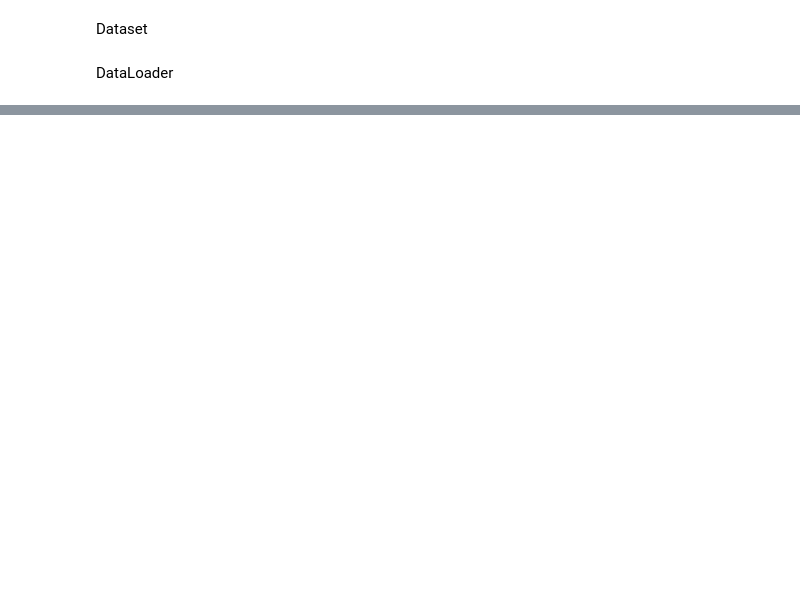
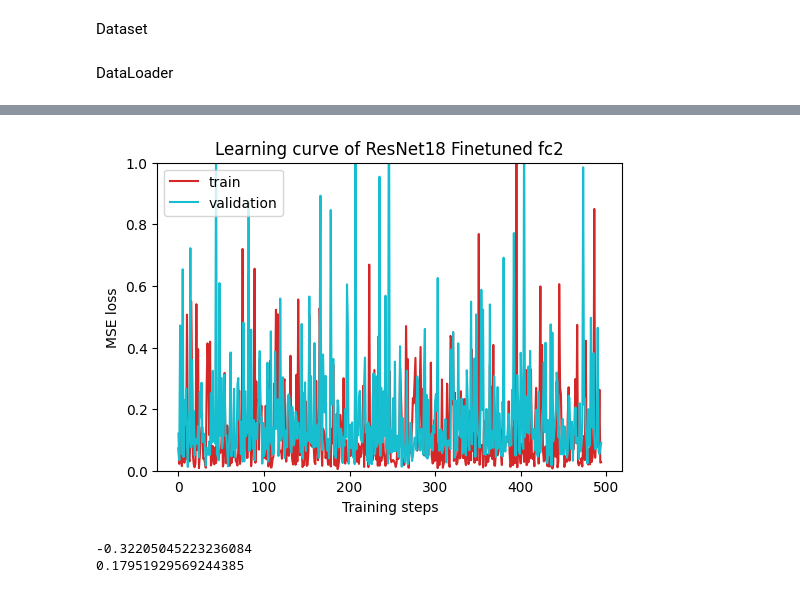
Before and after one commit to leemikepop/FTT_Project, a Jupyter notebook: 02ModelDesigning/ResNet.ipynb, the cells around one changed output, grey strips where cells are left out. Cells and saved outputs as stored; diff of their text form; code cells hidden in the pictures; blank space fills up the shorter version.

```diff
--- a/02ModelDesigning/ResNet.ipynb
+++ b/02ModelDesigning/ResNet.ipynb
@@ -119,0 +271,19 @@ def BuildDataLoader(images_fp,labels_fp,input_size):
+# %%
+device = torch.device('cuda' if torch.cuda.is_available() else 'cpu')
+os.makedirs('./models/',exist_ok=True)
+target_only = False
+
+config ={
+    'random_seed':123,
+    'max_epochs':200,
+    'batch_size':2,
+    'optimizer':'SGD',
+    'optim_hparas':{
+        'lr':0.001,
+        'momentum':0.8
+    },
+    'lossFunc':'MSELoss',
+    'loss_hparas':{},
+    'early_stop':10,
+    'save_path':'./models/model4.pth'
+}
@@ -119,0 +294,2 @@ def BuildDataLoader(images_fp,labels_fp,input_size):
+# %%
+RGB_mean,RGB_std = getMeanStd("../01DataPreProcessing/crop_img/")
@@ -120,2 +298,2 @@ def BuildDataLoader(images_fp,labels_fp,input_size):
 # %%
-train_dataLoader,test_dataLoader = BuildDataLoader("../01DataPreProcessing/crop_img/*.jpg","../01DataPreProcessing/ftt_psi.csv",244)
+train_dataLoader,validation_dataLoader,test_dataLoader = BuildDataLoader("../01DataPreProcessing/crop_img/*.jpg","../01DataPreProcessing/ftt_psi.csv",244,RGB_mean,RGB_std,config)
@@ -277,0 +302,2 @@ Cost 25.528(secs)
+# %%
+min_loss,loss_record = train(train_dataLoader,validation_dataLoader,model,config,device)
@@ -277,0 +309,4 @@ Cost 25.528(secs)
+# %%
+plot_learning_curve(loss_record, title='ResNet18 Finetuned fc2')
+# %% [output]
+[figure, added]
@@ -277,0 +316,6 @@ Cost 25.528(secs)
+# %%
+print(R2score.item()) # -infinite ~ 1
+print(mse.item())
+# %% [output]
+-0.32205045223236084
+0.17951929569244385
```
Also changed, not shown: parts of 33 cells of this notebook, 3 other files.
